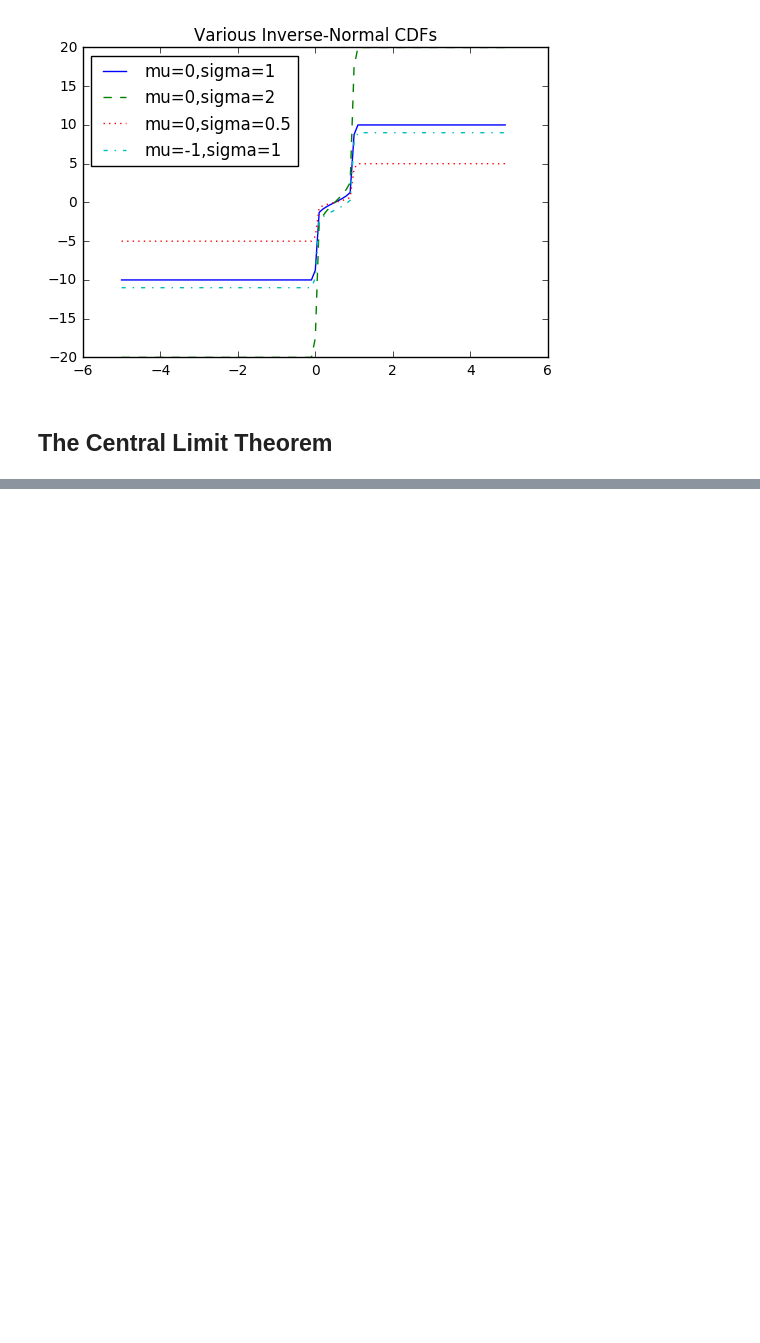
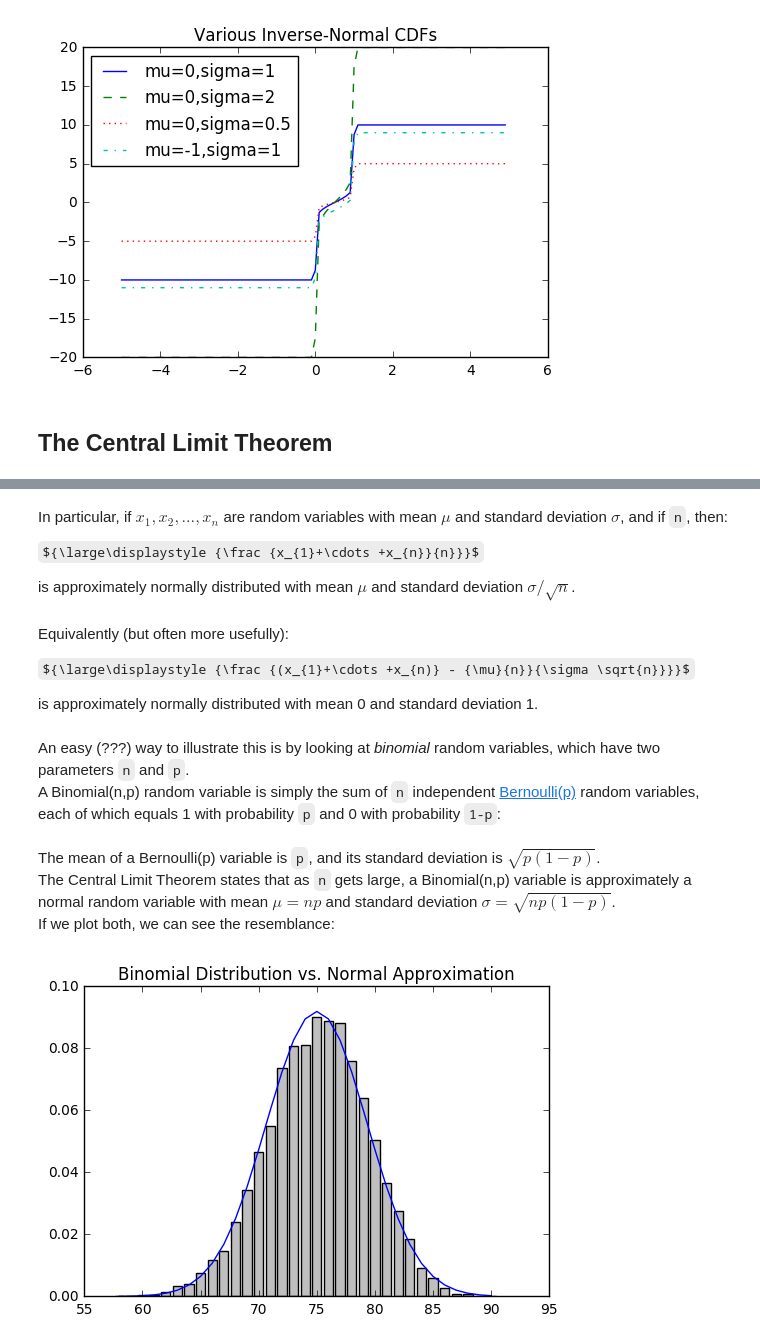
Before and after one commit to bgroveben/DataScienceFromScratch, a Jupyter notebook: 6_Chapter_Probability.ipynb, the cells around one changed output, grey strips where cells are left out. Saved outputs shown, nothing was run; the diff lists cells and outputs as text; code cells hidden in the pictures; some formulas as TeX source; blank space fills up the shorter version.

Commit message:
Central Limit Thorem and finish Chapter 6

```diff
--- a/6_Chapter_Probability.ipynb
+++ b/6_Chapter_Probability.ipynb
@@ -267,0 +271,48 @@ plt.show()
+# %% [markdown]
+In particular, if $x_1, x_2, ... , x_n$ are random variables with mean ${\mu}$ and standard deviation ${\sigma}$, and if <code>n</code>, then:
+
+${\large\displaystyle {\frac {x_{1}+\cdots +x_{n}}{n}}}$
+
+is approximately normally distributed with mean ${\mu}$ and standard deviation ${\sigma / \sqrt{n}}$.
+# %% [markdown]
+Equivalently (but often more usefully):
+
+${\large\displaystyle {\frac {(x_{1}+\cdots +x_{n)} - {\mu}{n}}{\sigma \sqrt{n}}}}$
+
+is approximately normally distributed with mean 0 and standard deviation 1.
+# %% [markdown]
+An easy (???) way to illustrate this is by looking at <em>binomial</em> random variables, which have two parameters <code>n</code> and <code>p</code>.
+A Binomial(n,p) random variable is simply the sum of <code>n</code> independent [Bernoulli(p)](https://en.wikipedia.org/wiki/Bernoulli_distribution) random variables, each of which equals 1 with probability <code>p</code> and 0 with probability <code>1-p</code>:
+# %%
+def bernoulli_trial(p):
+    return 1 if random.random() < p else 0
+
+def binomial(n, p):
+    return sum(bernoulli_trial(p) for _ in range(n))
+# %% [markdown]
+The mean of a Bernoulli(p) variable is <code>p</code>, and its standard deviation is ${\sqrt{p(1 - p)}}$.
+The Central Limit Theorem states that as <code>n</code> gets large, a Binomial(n,p) variable is approximately a normal random variable with mean ${\mu} = np$ and standard deviation ${\sigma} = {\sqrt{np(1 - p)}}$.
+If we plot both, we can see the resemblance:
+# %%
+def make_hist(p, n, num_points):
+    data = [binomial(n, p) for _ in range(num_points)]
+    # use a bar chart to show the actual binomial samples
+    histogram = Counter(data)
+    plt.bar([x - 0.4 for x in histogram.keys()],
+            [v / num_points for v in histogram.values()],
+            0.8,
+            color='0.75')
+    mu = p * n
+    sigma = math.sqrt(n * p * (1 - p))
+    xs = range(min(data), max(data) + 1)
+    ys = [normal_cdf(i + 0.5, mu, sigma) - normal_cdf(i - 0.5, mu, sigma) for i in xs]
+    # xs = Binomial Distribution = histogram
+    # ys = Normal Approximation = blue line
+    plt.plot(xs,ys)
+    plt.title("Binomial Distribution vs. Normal Approximation")
+    plt.show()
+
+# 0 < make_hist(p) < 1
+make_hist(0.75, 100, 10000)
+# %% [output]
+[figure, added]
```
Also changed, not shown: parts of 4 cells of this notebook, 1 other file.
